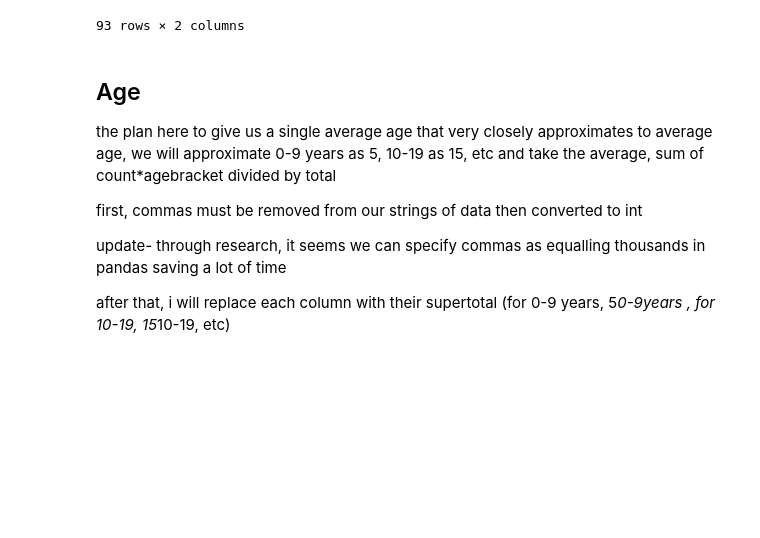
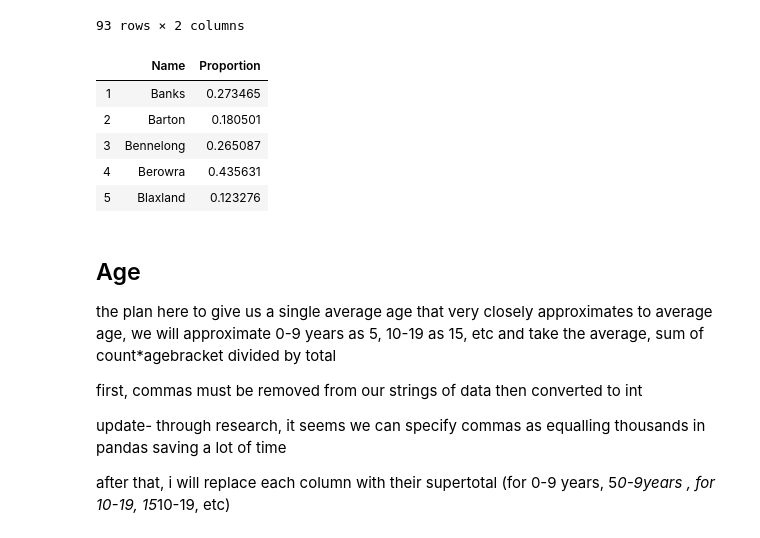
Before and after one commit to garyliu427/data-science-project-2019, a Jupyter notebook: Group Assignment Working notebook.ipynb, the cells around one changed output. Saved outputs shown, nothing was run; the diff lists cells and outputs as text; code cells hidden in the pictures; blank space fills up the shorter version.

Commit message:
finished all variables' names

```diff
--- a/Group Assignment Working notebook.ipynb
+++ b/Group Assignment Working notebook.ipynb
@@ -62,4 +60,15 @@ FedAncestry = FedAncestry.drop(FedAncestry.index[0])
 FedAncestry=FedAncestry.drop(['Oceanian','North-West European','Southern and Eastern European','North African and Middle Eastern','South-East Asian','North-East Asian','Southern and Central Asian','Peoples of the Americas','Sub-Saharan African','Supplementary codes','Not stated','Total'],axis=1)
 FedAncestry['Name'] = FedAncestry['Unnamed: 0']
 FedAncestry=FedAncestry.drop(['Unnamed: 0'],axis=1)
-FedAncestry.to_csv('Clean Data/CleanFedAncestry.csv')
+
+columnsTitles=["Name","Proportion"]
+FedAncestry=FedAncestry.reindex(columns=columnsTitles)
+# %%
+FedAncestry.head()
+# %% [output]
+|  | Name | Proportion |
+| 1 | Banks | 0.273465 |
+| 2 | Barton | 0.180501 |
+| 3 | Bennelong | 0.265087 |
+| 4 | Berowra | 0.435631 |
+| 5 | Blaxland | 0.123276 |
```
Also changed, not shown: parts of 11 cells of this notebook.
